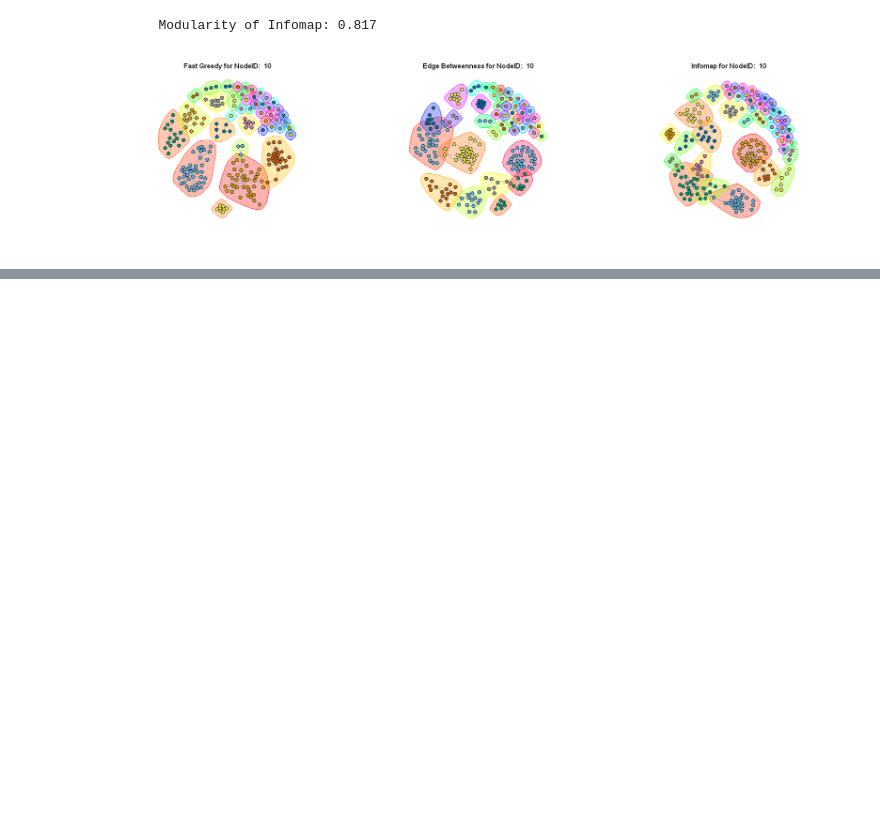
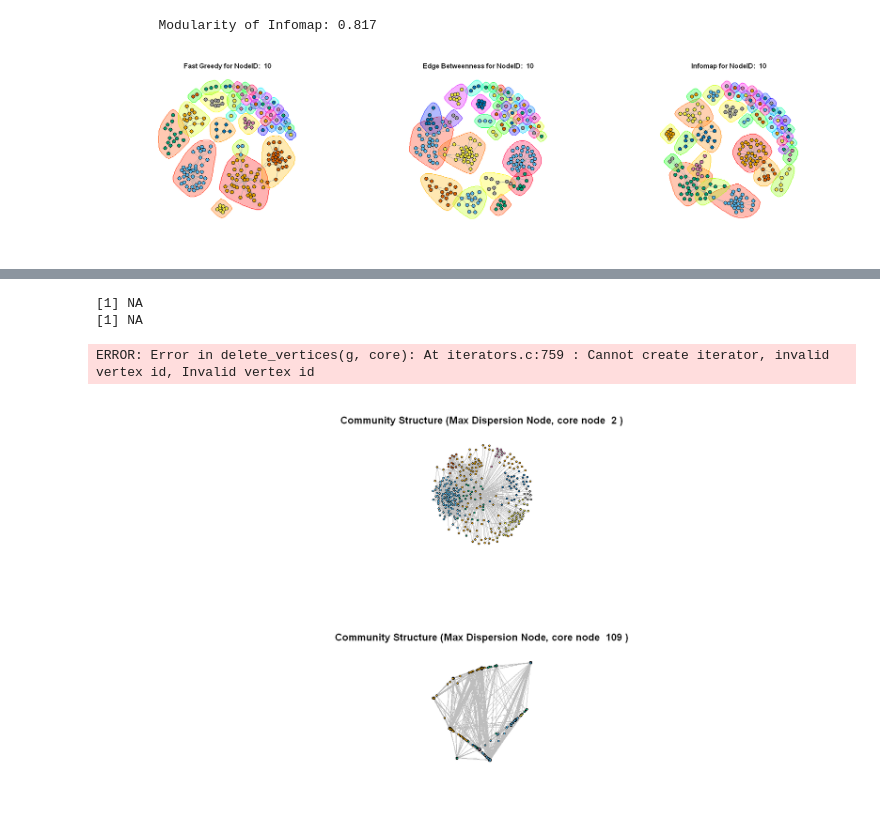
Before and after one commit to CapnSquirrel/ECE-232E, a Jupyter notebook: Project2/project2.ipynb, the cells around one changed output, grey strips where cells are left out. Cells and saved outputs as stored; diff of their text form; code cells hidden in the pictures; blank space fills up the shorter version.

```diff
--- a/Project2/project2.ipynb
+++ b/Project2/project2.ipynb
@@ -149,21 +139,22 @@ dispersion = function(g, core, node) {
     return(sum(dist))
 }
 
-embed_and_distr = function(g, core_list=c('0','107','348','483','1086')) {
+embed_and_distr = function(g, core_list=c(1,108,349,484,1087)) {
     for (core in core_list) {
         user_neighbors = neighbors(g, core)
         user_vertices = c(core, user_neighbors)
         user_network = induced_subgraph(g, user_vertices)
 
-        core_neighbors = neighbors(user_network, core)
         embeds = c()
         disps = c()
-        for (neighbor in core_neighbors) {
-            embeds = c(embeds, embeddedness(user_network, core, neighbor))
-            disps = c(disps, dispersion(user_network, core, neighbor))
+        for (node in V(user_network)) {
+            if (node != core) {
+                embeds = c(embeds, embeddedness(user_network, core, node))
+                disps = c(disps, dispersion(user_network, core, node))
+            }
         }
-        plot( disps, main=paste('Distribution of Dispersion of core node:',as.numeric(core)+1))
-        plot( embeds, main=paste('Distribution of Embeddedness of core node:',as.numeric(core)+1))
+#         plot(disps, main=paste('Distribution of Dispersion for core node:', core))
+#         plot(embeds, main=paste('Distribution of Embeddedness for core node:', core))
     }
 }
 # %%
@@ -181,0 +226,8 @@ embed_and_distr(facebook_graph)
+# %%
+max_dispersion(g1)
+# %% [output]
+[1] NA
+[1] NA
+ERROR: Error in delete_vertices(g, core): At iterators.c:759 : Cannot create iterator, invalid vertex id, Invalid vertex id
+[figure, added]
+[figure, added]
```
Also changed, not shown: parts of 8 cells of this notebook.
